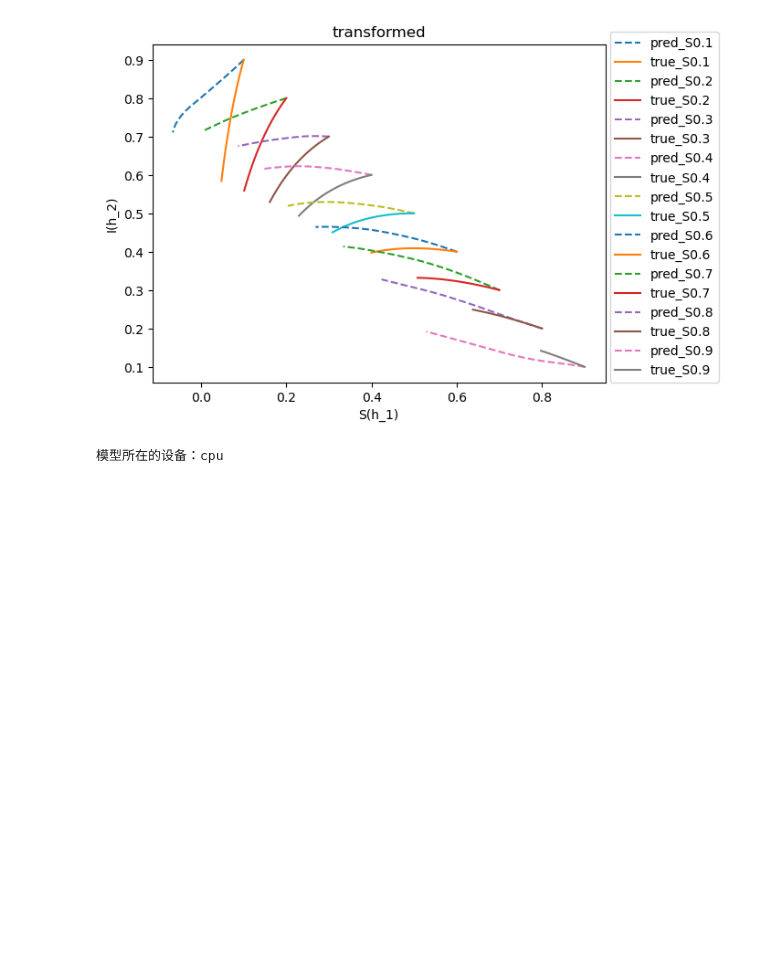
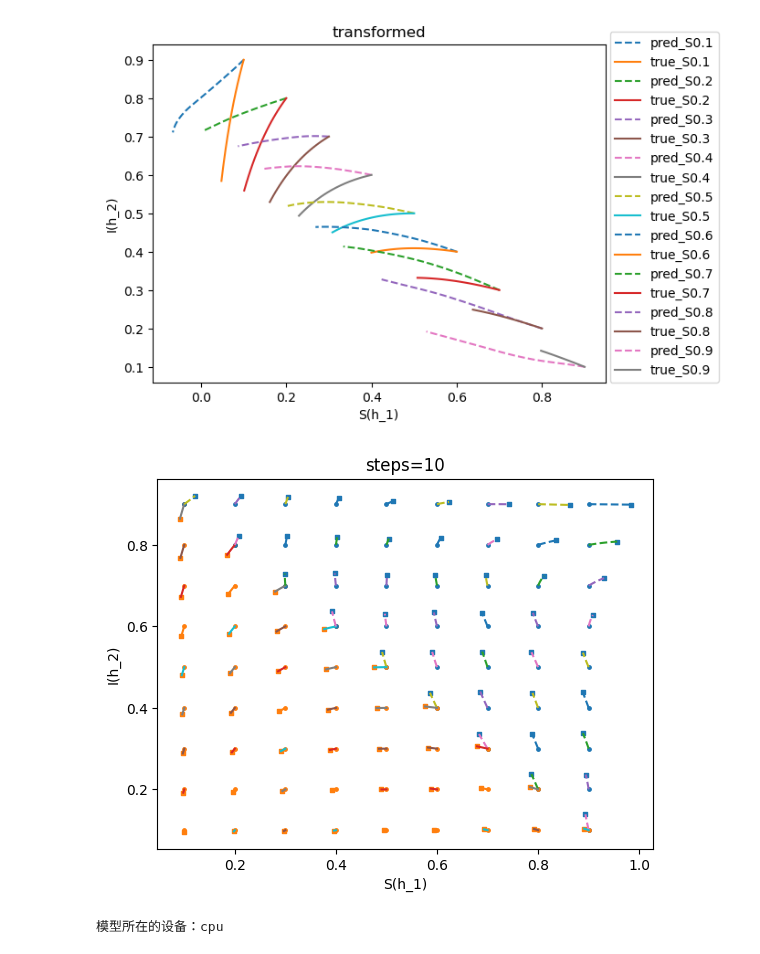
Before and after one commit to Matthew-ymz/Time-series-forecasting-for-causal-emergence, a Jupyter notebook: postprocessing/SIR_analy.ipynb, the cells around one changed output. Drawn from its saved outputs; the diff is of its cells as text; code cells hidden in the pictures; blank space fills up the shorter version.

```diff
--- a/postprocessing/SIR_analy.ipynb
+++ b/postprocessing/SIR_analy.ipynb
@@ -201,6 +207,28 @@ plt.show()
 # %% [output]
 模型所在的设备：cpu
 [figure]
+# %%
+steps = 10
+plt.figure()
+for S in [0.1,0.2,0.3,0.4,0.5,0.6,0.7,0.8,0.9]:
+    for I in [0.1,0.2,0.3,0.4,0.5,0.6,0.7,0.8,0.9]:
+        if S + I <= 1:
+            initial_value = np.array([1-S,1-I])
+            seqs = multi_step_predict(model, initial_value, steps)
+            sir_data = simulate_oneserie(S=S, I=I, steps=steps, beta=1, gamma=0.5, dt=0.01)
+            plt.plot(seqs[:,0,0,0], seqs[:,0,0,1], label=f'pred_S{S}', linestyle='--')
+            plt.scatter(seqs[0,0,0,0], seqs[0,0,0,1], color='C0', marker='o', s=6, label=f'pred_S{S}_start')
+            plt.scatter(seqs[-1,0,0,0], seqs[-1,0,0,1], color='C0', marker='s', s=6, label=f'pred_S{S}_end')
+            plt.plot(sir_data[:,0], sir_data[:,1], label=f'true_S{S}')
+            plt.scatter(sir_data[0,0], sir_data[0,1], color='C1', marker='o', s=6, label=f'true_S{S}_start')
+            plt.scatter(sir_data[-1,0], sir_data[-1,1], color='C1', marker='s', s=6, label=f'true_S{S}_end')
+#plt.legend(loc=[1.01,0])
+plt.xlabel('S(h_1)')
+plt.ylabel('I(h_2)')
+plt.title(f'steps={steps}')
+plt.show()
+# %% [output]
+[figure, added]
 # %%
 setting = 'long_term_forecast_check_macro_cgfree_NN_SIR_samp9000_sigma0.03_rho-0.5_dm128_layer1_'
 model = set_up(setting+'0')
```
Also changed, not shown: parts of 7 cells of this notebook, 8 other files.
